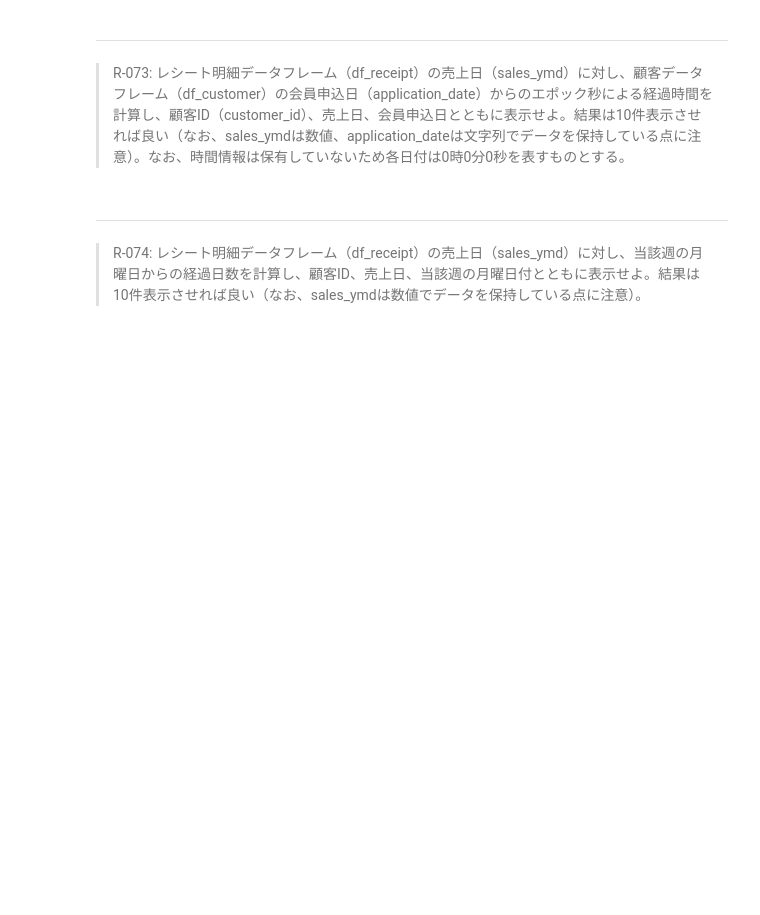
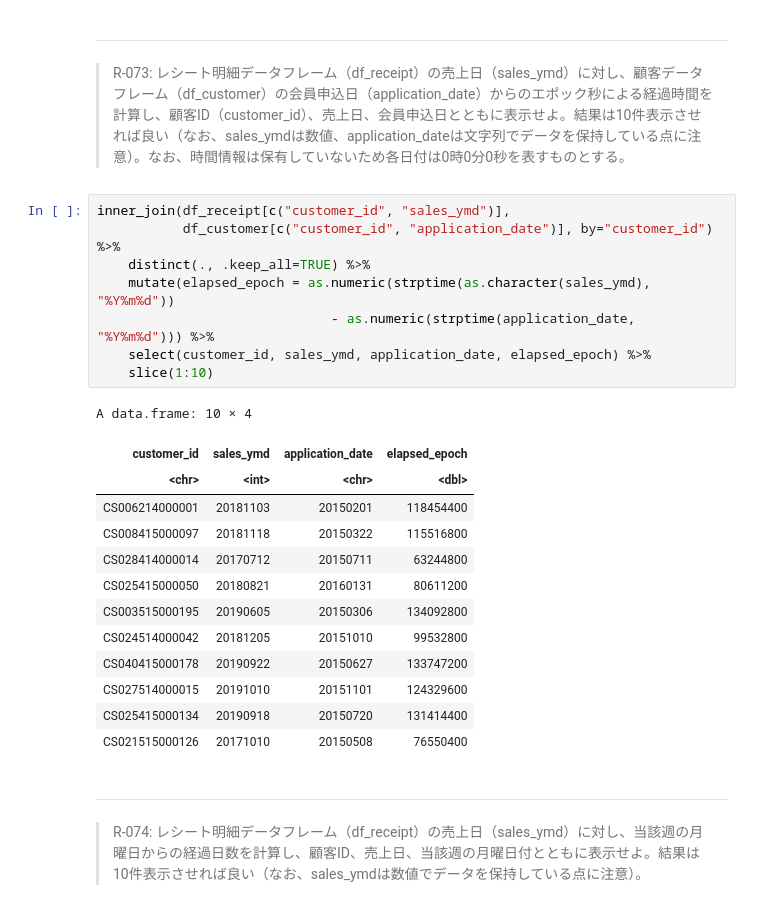
Before and after one commit to okmokm422/100knocks, a Jupyter notebook: ★Practice_R.ipynb, the cells around one changed output. Drawn from its saved outputs; the diff is of its cells as text; blank space fills up the shorter version.

```diff
--- a/★Practice_R.ipynb
+++ b/★Practice_R.ipynb
@@ -1691,6 +1691,28 @@ A data.frame: 10 × 4
 # %% [markdown]
 ---
 > R-073: レシート明細データフレーム（df_receipt）の売上日（sales_ymd）に対し、顧客データフレーム（df_customer）の会員申込日（application_date）からのエポック秒による経過時間を計算し、顧客ID（customer_id）、売上日、会員申込日とともに表示せよ。結果は10件表示させれば良い（なお、sales_ymdは数値、application_dateは文字列でデータを保持している点に注意）。なお、時間情報は保有していないため各日付は0時0分0秒を表すものとする。
+# %%
+inner_join(df_receipt[c("customer_id", "sales_ymd")],
+           df_customer[c("customer_id", "application_date")], by="customer_id") %>%
+    distinct(., .keep_all=TRUE) %>%
+    mutate(elapsed_epoch = as.numeric(strptime(as.character(sales_ymd), "%Y%m%d"))
+                              - as.numeric(strptime(application_date, "%Y%m%d"))) %>%
+    select(customer_id, sales_ymd, application_date, elapsed_epoch) %>%
+    slice(1:10)
+# %% [output]
+A data.frame: 10 × 4
+| customer_id | sales_ymd | application_date | elapsed_epoch |
+| <chr> | <int> | <chr> | <dbl> |
+| CS006214000001 | 20181103 | 20150201 | 118454400 |
+| CS008415000097 | 20181118 | 20150322 | 115516800 |
+| CS028414000014 | 20170712 | 20150711 | 63244800 |
+| CS025415000050 | 20180821 | 20160131 | 80611200 |
+| CS003515000195 | 20190605 | 20150306 | 134092800 |
+| CS024514000042 | 20181205 | 20151010 | 99532800 |
+| CS040415000178 | 20190922 | 20150627 | 133747200 |
+| CS027514000015 | 20191010 | 20151101 | 124329600 |
+| CS025415000134 | 20190918 | 20150720 | 131414400 |
+| CS021515000126 | 20171010 | 20150508 | 76550400 |
 # %% [markdown]
 ---
 > R-074: レシート明細データフレーム（df_receipt）の売上日（sales_ymd）に対し、当該週の月曜日からの経過日数を計算し、顧客ID、売上日、当該週の月曜日付とともに表示せよ。結果は10件表示させれば良い（なお、sales_ymdは数値でデータを保持している点に注意）。
```
Also changed, not shown: parts of 1 cell of this notebook, 1 other file.
